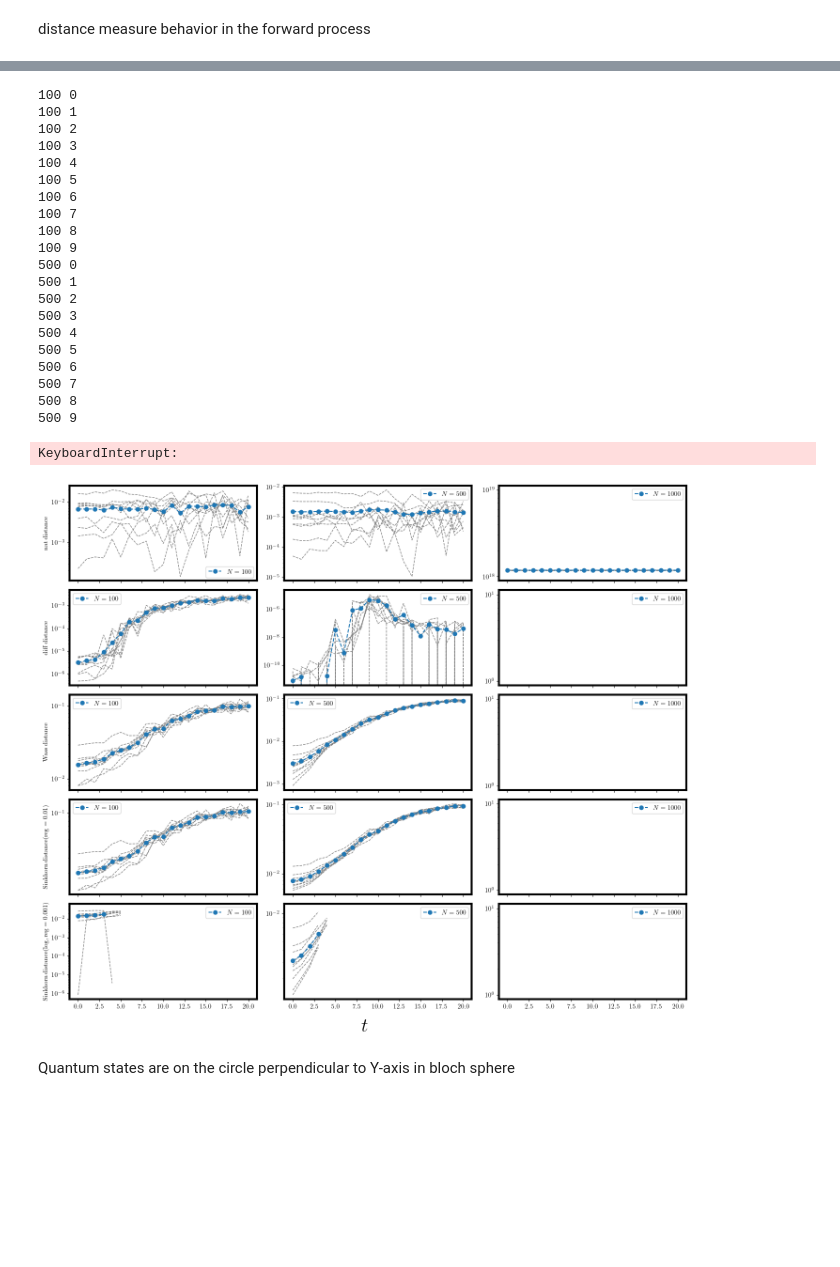
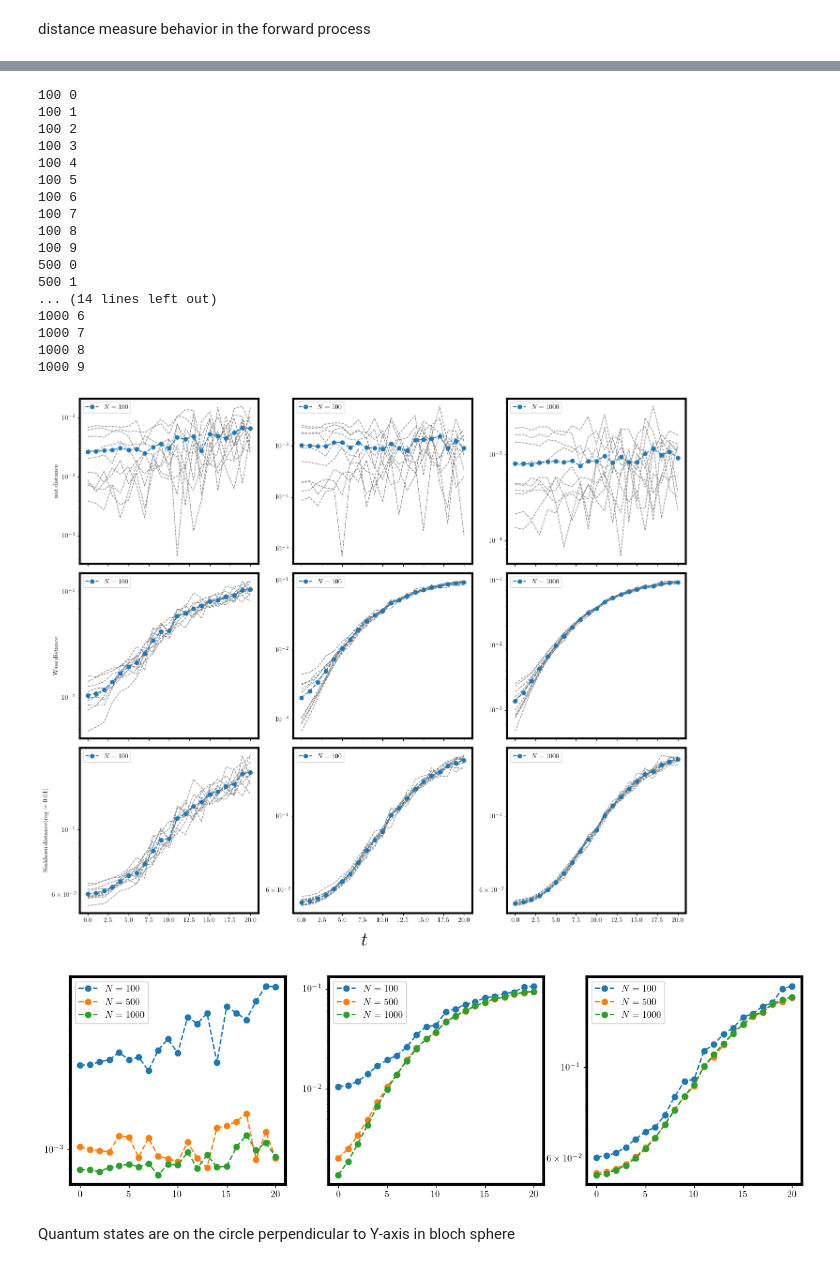
Before and after one commit to Francis-Hsu/QuantGenMdl, a Jupyter notebook: circle_tf.ipynb, the cells around one changed output, grey strips where cells are left out. Drawn from its saved outputs; the diff is of its cells as text; code cells hidden in the pictures; blank space fills up the shorter version.

Commit message:
update DiffusionModel

```diff
--- a/circle_tf.ipynb
+++ b/circle_tf.ipynb
@@ -39,7 +33,7 @@ def circleYGen(N_train, seed=None):
     # assume uniform distribution
     tf.random.set_seed(seed)
     phis = tf.random.uniform((N_train,), minval=0, maxval=2*np.pi)
-    states = tf.stack((np.cos(phis), np.sin(phis)))
+    states = tf.stack((tf.cos(phis), tf.sin(phis)))
     states = tf.transpose(states)
 
     return tf.cast(states, tf.dtypes.complex64)
@@ -49,7 +43,7 @@ def circleXGen(N_train, seed=None):
     # assume uniform distribution
     tf.random.set_seed(seed)
     phis = tf.random.uniform((N_train,), minval=0, maxval=2*np.pi)
-    states = tf.stack((np.cos(phis), -1j*np.sin(phis)))
+    states = tf.stack((tf.cos(phis), -1j*tf.sin(phis)))
     states = tf.transpose(states)
 
     return tf.cast(states, tf.dtypes.complex64)
@@ -58,11 +71,12 @@ distance measure behavior in the forward process
 # %%
 diff_hs = tf.linspace(0.2, 1.6, T)
-model_diff = DiffusionModel(n, T, N)
+model_diff = OneQubitDiffusionModel(T, N)
 X = circleYGen(N)
+
 Xout = np.zeros((T + 1, N, 2**n), dtype=np.complex64)
 Xout[0] = X
 for t in range(1, T + 1):
-    Xout[t] = model_diff.set_diffusionData_t(t, X, diff_hs[:t], seed=t).numpy()
+    Xout[t] = model_diff.set_diffusionData_t(t, X, diff_hs[:t], t).numpy()
     print(t)
 # %% [output]
 1
@@ -106,24 +137,24 @@ for i in range(3):
     Xshuff = tf.random.shuffle(X)
     Xref = circleYGen(Ns[i])
     nd = np.zeros((T+1, batchnum))
-    dd = np.zeros((T+1, batchnum))
+    # dd = np.zeros((T+1, batchnum))
     wd = np.zeros((T+1, batchnum))
     shd = np.zeros((T+1, batchnum))
-    shd_log = np.zeros((T+1, batchnum))
+    # shd_log = np.zeros((T+1, batchnum))
     for k in range(batchnum):
         Xsample = X[k * Ns[i]:(k + 1) * Ns[i]]
         for t in range(T + 1):
             nd[t, k] = naturalDistance(Xref, Xsample[:, t])
-            dd[t, k] = diffusionDistance(Xref, Xsample[:, t])
+            # dd[t, k] = diffusionDistance(Xref, Xsample[:, t])
             wd[t, k] = WassDistance(Xref, Xsample[:, t])
-            shd[t, k] = sinkhornDistance(Xref, Xsample[:, t], reg=0.01)
-            shd_log[t, k] = sinkhornDistance(Xref, Xsample[:, t], reg=0.001, log=True)
+            shd[t, k] = sinkhornDistance(Xref, Xsample[:, t], reg=0.1)
+            # shd_log[t, k] = sinkhornDistance(Xref, Xsample[:, t], reg=0.001, log=True)
         print(Ns[i], k)
     np.save('data/QDDPM/circle/n1/circleYDiffnd_n1T20_N%d.npy'%(Ns[i]), nd)
-    np.save('data/QDDPM/circle/n1/circleYDiffdd_n1T20_N%d.npy'%(Ns[i]), dd)
+    # np.save('data/QDDPM/circle/n1/circleYDiffdd_n1T20_N%d.npy'%(Ns[i]), dd)
     np.save('data/QDDPM/circle/n1/circleYDiffwd_n1T20_N%d.npy'%(Ns[i]), wd)
     np.save('data/QDDPM/circle/n1/circleYDiffshd_n1T20_N%d.npy'%(Ns[i]), shd)
-    np.save('data/QDDPM/circle/n1/circleYDiffshdlog_n1T20_N%d.npy'%(Ns[i]), shd_log)
+    # np.save('data/QDDPM/circle/n1/circleYDiffshdlog_n1T20_N%d.npy'%(Ns[i]), shd_log)
 # %% [output]
 100 0
 100 1
@@ -137,58 +168,51 @@ for i in range(3):
 100 9
 500 0
 500 1
-500 2
-500 3
-500 4
-500 5
-500 6
-500 7
-500 8
-500 9
+... (14 lines left out)
+1000 6
+1000 7
+1000 8
+1000 9
-KeyboardInterrupt:
 # %%
 # plot the distance evolution (natural disance)
 T = 20
 Ns = [100, 500, 1000]
-dist_method = ['nd', 'dd', 'wd', 'shd', 'shdlog']
+dist_method = ['nd', 'wd', 'shd']
 batchnum = 10
-fig, axs = plt.subplots(5, 3, figsize=(14, 12), sharex=True)
+fig, axs = plt.subplots(3, 3, figsize=(14, 12), sharex=True)
 for i in range(3):
-    for k in range(5):
+    for k in range(3):
         ds = np.load('data/QDDPM/circle/n1/circleYDiff%s_n1T20_N%d.npy'%(dist_method[k], Ns[i]))
         axs[k,i].plot(range(T+1), ds, '--', c='grey', lw=1)
         axs[k,i].plot(range(T+1), np.mean(ds, axis=1), 'o--', label=r'$N=%d$'%Ns[i])
         axs[k,i].legend()
         axs[k,i].set_yscale('log')
 axs[0,0].set_ylabel(r'$\rm nat\:distance$')
-axs[1,0].set_ylabel(r'$\rm diff\:distance$')
-axs[2,0].set_ylabel(r'$\rm Wass\:distance$')
-axs[3,0].set_ylabel(r'$\rm Sinkhorn\:distance(reg=0.01)$')
-axs[4,0].set_ylabel(r'$\rm Sinkhorn\:distance(log, reg=0.001)$')
+# axs[1,0].set_ylabel(r'$\rm diff\:distance$')
+axs[1,0].set_ylabel(r'$\rm Wass\:distance$')
+axs[2,0].set_ylabel(r'$\rm Sinkhorn\:distance(reg=0.01)$')
+# axs[4,0].set_ylabel(r'$\rm Sinkhorn\:distance(log, reg=0.001)$')
 fig.supxlabel(r'$t$', fontsize=30)
 plt.tight_layout()
 # %% [output]
-[figure, old version]
+[figure, new version]
 # %%
 # plot to compare with sample size
 T = 20
 Ns = [100, 500, 1000]
-dist_method = ['nd', 'dd', 'wd', 'shd', 'shdlog']
+dist_method = ['nd', 'wd', 'shd']
 batchnum = 10
 fig, axs = plt.subplots(1, 3, figsize=(14, 4), sharex=True)
 cl = ['b', 'orange', 'm']
 ml = ['^', 'o', 'D']
 for i in range(3):
-    for k in range(2):
+    for k in range(3):
         ds = np.load('data/QDDPM/circle/n1/circleYDiff%s_n1T20_N%d.npy'%(dist_method[k], Ns[i]))
         axs[k].plot(range(T+1), np.mean(ds, axis=1), 'o--', label=r'$N=%d$'%Ns[i])
         axs[k].legend()
         axs[k].set_yscale('log')
-    for k in range(2, 5):
-        ds = np.load('data/QDDPM/circle/n1/circleYDiff%s_n1T20_N%d.npy'%(dist_method[k], Ns[i]))
-        axs[2].plot(range(T+1), np.mean(ds, axis=1), ml[i]+'--', c=cl[k-2], label=r'${\rm %s},N=%d$'%(dist_method[k], Ns[i]))
-        axs[2].legend()
-        axs[2].set_yscale('log')
+# %% [output]
+[figure, added]
 # %% [markdown]
 Quantum states are on the circle perpendicular to Y-axis in bloch sphere
 # %%
```
Also changed, not shown: parts of 7 cells of this notebook, 1 other file.
